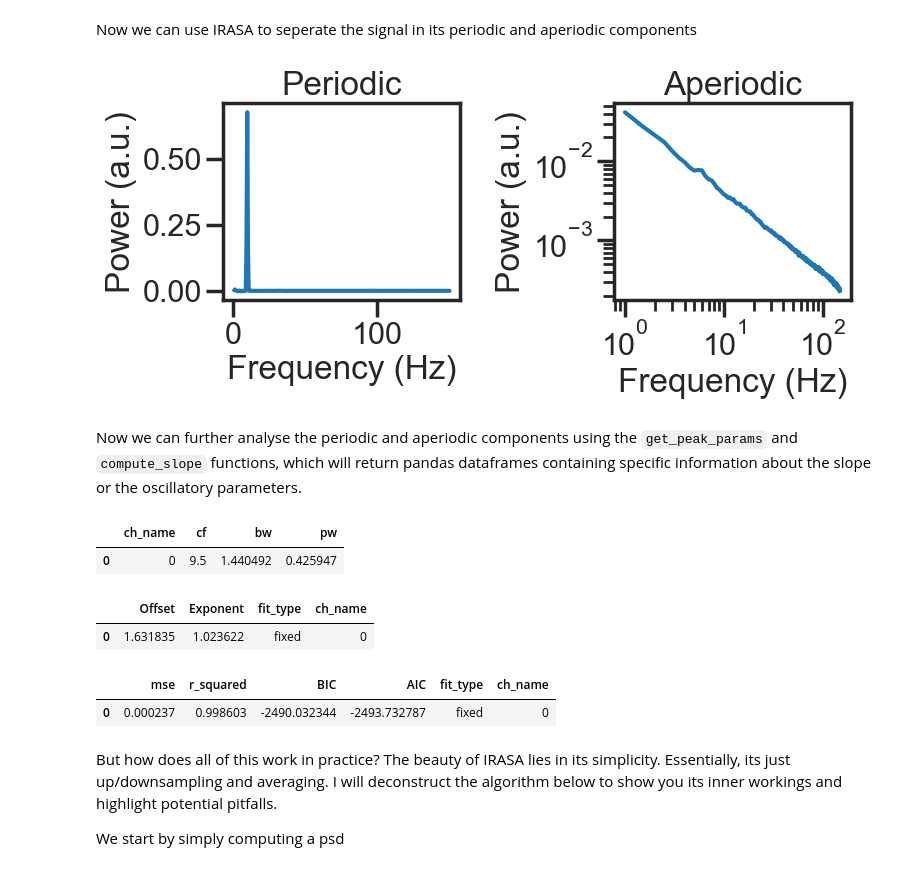
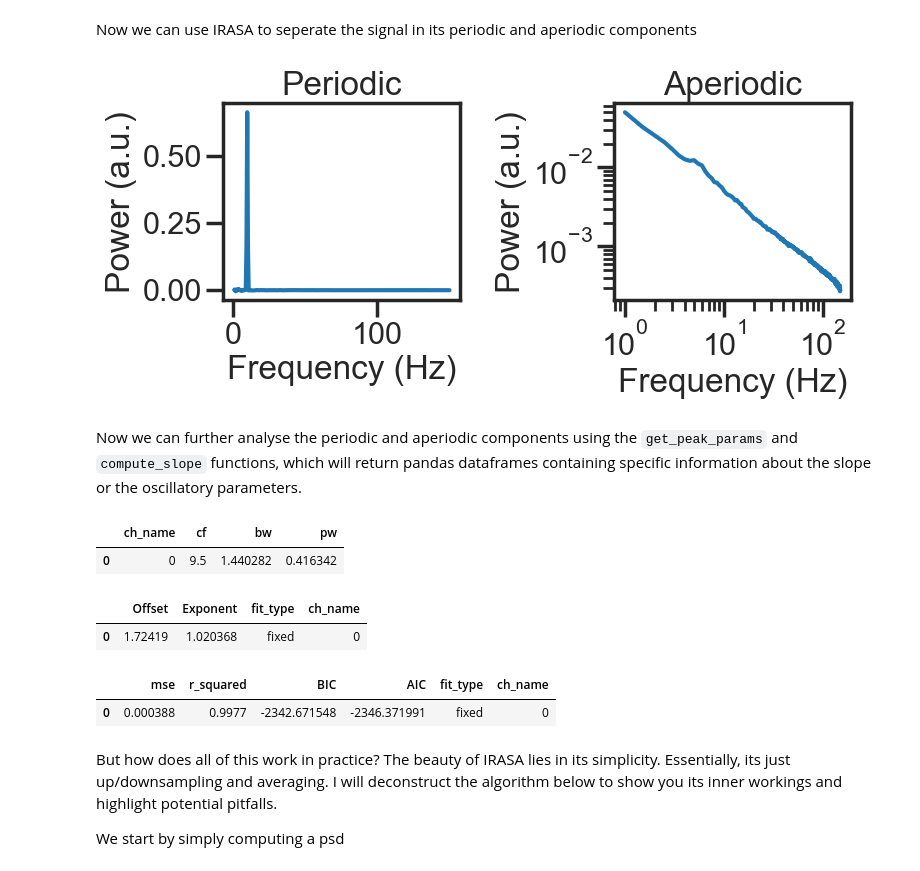
Before and after one commit to schmidtfa/pyrasa, a Jupyter notebook: examples/basic_functionality.ipynb, the cells around one changed output. Cells and saved outputs as stored; diff of their text form; code cells hidden in the pictures.

Commit message:
made gen_irasa work

```diff
--- a/examples/basic_functionality.ipynb
+++ b/examples/basic_functionality.ipynb
@@ -52,27 +52,27 @@ Now we can use IRASA to seperate the signal in its periodic and aperiodic compon
 # %%
 from pyrasa.irasa import irasa
 
 freq_irasa, psd_ap, psd_p = irasa(sig,
                                   fs=fs,
                                   band=(1, 150),
-                                  kwargs_psd={'nperseg': duration*fs,
-                                             'noverlap': duration*fs*overlap
+                                  irasa_kwargs={'nperseg': duration*fs,
+                                                'noverlap': duration*fs*overlap
                                             },
-                                hset_info=(1, 2, 0.05))
+                                  hset_info=(1, 2, 0.05))
 
 f, axes = plt.subplots(ncols=2, figsize=(8, 4))
 axes[0].set_title('Periodic')
 axes[0].plot(freq_irasa, psd_p[0,:])
 axes[0].set_ylabel('Power (a.u.)')
 axes[0].set_xlabel('Frequency (Hz)')
 axes[1].set_title('Aperiodic')
 axes[1].loglog(freq_irasa, psd_ap[0,:])
 axes[1].set_ylabel('Power (a.u.)')
 axes[1].set_xlabel('Frequency (Hz)')
 
 f.tight_layout()
 # %% [output]
-[figure, old version]
+[figure, new version]
 # %% [markdown]
 Now we can further analyse the periodic and aperiodic components using the `get_peak_params` and `compute_slope` functions, which will return pandas dataframes containing specific information about the slope or the oscillatory parameters.
 # %%
@@ -81,7 +81,7 @@ from pyrasa.utils.peak_utils import get_peak_params
 get_peak_params(psd_p, freqs=freq_irasa)
 # %% [output]
 |  | ch_name | cf | bw | pw |
-| 0 | 0 | 9.5 | 1.440492 | 0.425947 |
+| 0 | 0 | 9.5 | 1.440282 | 0.416342 |
 # %%
 # %% get aperiodic stuff
 from pyrasa.utils.aperiodic_utils import compute_slope
@@ -92,12 +92,12 @@ ap_params, gof_params = compute_slope(aperiodic_spectrum=psd_ap,
 ap_params
 # %% [output]
 |  | Offset | Exponent | fit_type | ch_name |
-| 0 | 1.631835 | 1.023622 | fixed | 0 |
+| 0 | 1.72419 | 1.020368 | fixed | 0 |
 # %%
 gof_params
 # %% [output]
 |  | mse | r_squared | BIC | AIC | fit_type | ch_name |
-| 0 | 0.000237 | 0.998603 | -2490.032344 | -2493.732787 | fixed | 0 |
+| 0 | 0.000388 | 0.9977 | -2342.671548 | -2346.371991 | fixed | 0 |
 # %% [markdown]
 But how does all of this work in practice? The beauty of IRASA lies in its simplicity. Essentially, its just up/downsampling and averaging. I will deconstruct the algorithm below to show you its inner workings and highlight potential pitfalls.
 
```
Also changed, not shown: parts of 5 cells of this notebook, 4 other files.
